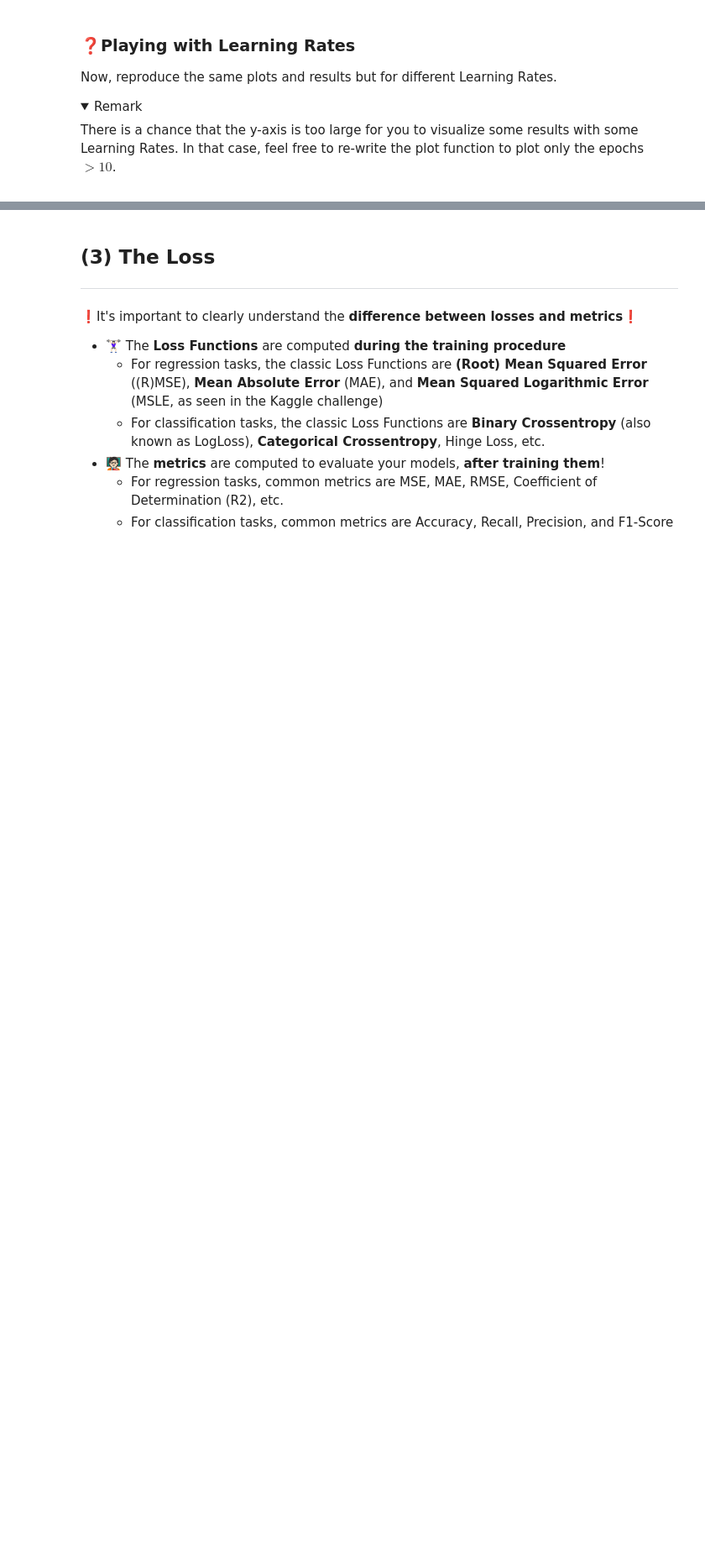
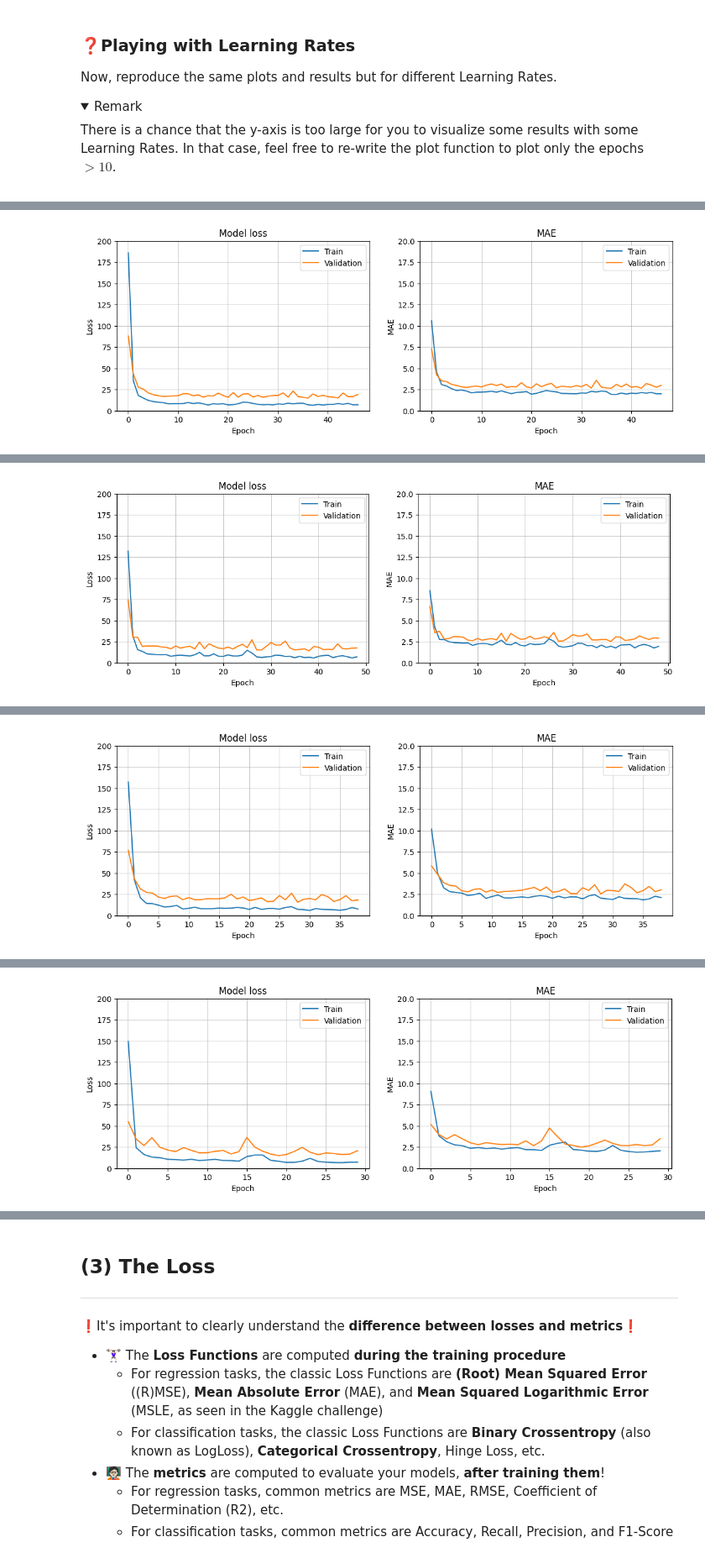
Before and after one commit to saranjthilak/data-finetune-your-neural-network, a Jupyter notebook: Finetune-and-save-your-neural-network.ipynb, the cells around one changed output, grey strips where cells are left out. Shown: that part at 84% size. Cells and saved outputs as stored; diff of their text form; code cells hidden in the pictures; folded sections open; blank space fills up the shorter version.

```diff
--- a/Finetune-and-save-your-neural-network.ipynb
+++ b/Finetune-and-save-your-neural-network.ipynb
@@ -69,3 +119,8 @@ Standardize `X_train` and `X_test`.
+# %%
+# Scaling your data
+scaler = StandardScaler()
+X_train_scaled = scaler.fit_transform(X_train)
+X_test_scaled = scaler.transform(X_test)
 # %% [markdown]
 ### (0.4) Baseline Model
 
@@ -94,6 +160,3 @@ Write a function called `initialize_model` that generates a Neural Network with
 - Input layer: **10 neurons**, `relu` activation function, and the appropriate input dimension
 - Hidden layer: **7 neurons** and the `relu` activation function
 - Predictive layer: an appropriate layer corresponding to the problem we are trying to solve
-# %%
-def initialize_model():
-    pass  # YOUR CODE HERE
@@ -353,0 +572,26 @@ for learning_rate in learning_rates:
+# %%
+learning_rates = [0.0001, 0.001, 0.01, 0.1, 1.0, 2.0]
+results = []
+
+for learning_rate in learning_rates:
+    adam = Adam(learning_rate=0.1)
+    model = initialize_model(input_shape=(X_train.shape[1],))
+    model = compile_model(model, adam)
+    es = EarlyStopping(patience=10)
+    history = model.fit(
+        X_train_scaled,
+        y_train,
+        validation_split=0.3,
+        shuffle= True,
+        batch_size=16,
+        epochs=1_000,
+        callbacks=[es],
+        verbose=0
+            )
+
+
+    res = model.evaluate(X_test_scaled, y_test)[1]
+    res
+    print(f'Test Mean Absolute Error with a learning rate of {learning_rate}: {res:.4f}')
+    plot_loss_mae(history)
+# %% [output]
@@ -353,0 +600 @@ for learning_rate in learning_rates:
+[figure, added]
@@ -353,0 +603 @@ for learning_rate in learning_rates:
+[figure, added]
@@ -353,0 +606 @@ for learning_rate in learning_rates:
+[figure, added]
@@ -353,0 +609 @@ for learning_rate in learning_rates:
+[figure, added]
```
Also changed, not shown: parts of 36 cells of this notebook, 2 other files.
